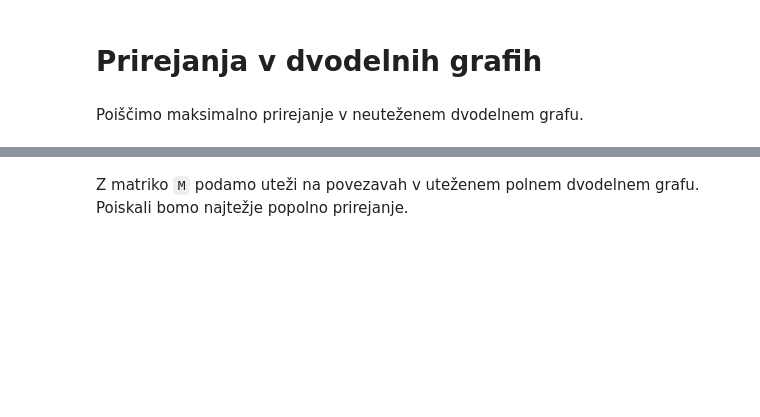
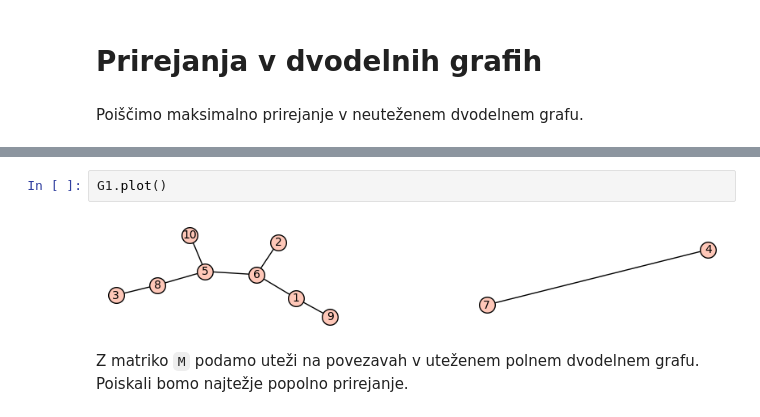
Before and after one commit to jaanos/optimizacijske-metode, a Jupyter notebook: vaje10-PrirejanjaPretoki.ipynb, the cells around one changed output, grey strips where cells are left out. Cells and saved outputs as stored; diff of their text form; blank space fills up the shorter version.

```diff
--- a/vaje10-PrirejanjaPretoki.ipynb
+++ b/vaje10-PrirejanjaPretoki.ipynb
@@ -8,3 +10,7 @@ G1.matching()
+# %%
+G1.plot()
+# %% [output]
+[figure, added]
 # %% [markdown]
 Z matriko `M` podamo uteži na povezavah v uteženem polnem dvodelnem grafu. Poiskali bomo najtežje popolno prirejanje.
 # %%
```
Also changed, not shown: parts of 8 cells of this notebook.
